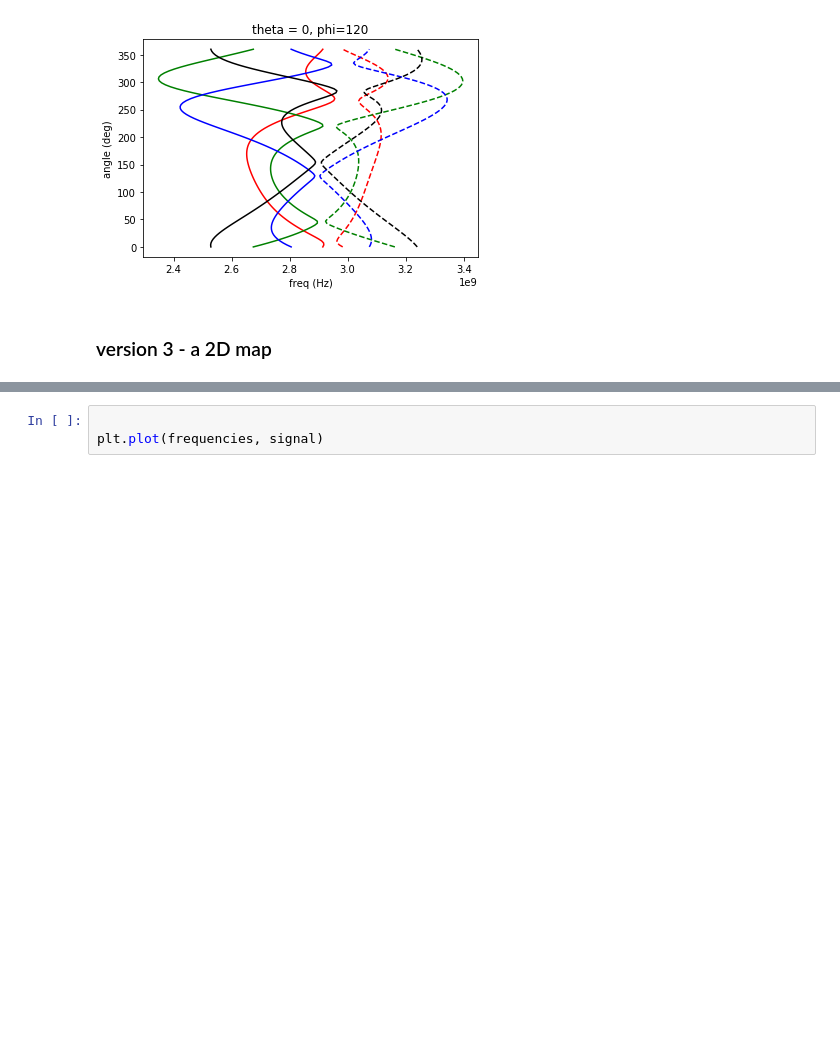
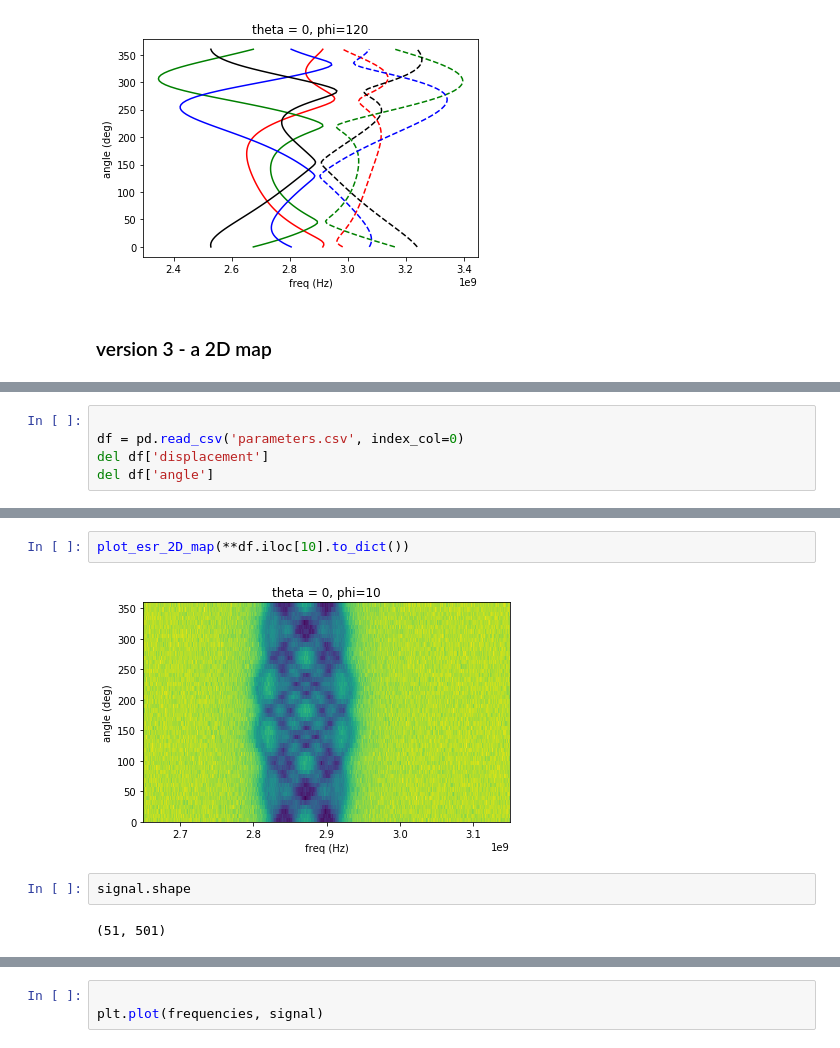
Before and after one commit to JanGieseler/pynvcenter, a Jupyter notebook: notebooks/nv_spectra_dipole_field.ipynb, the cells around one changed output, grey strips where cells are left out. Drawn from its saved outputs; the diff is of its cells as text; blank space fills up the shorter version.

```diff
--- a/notebooks/nv_spectra_dipole_field.ipynb
+++ b/notebooks/nv_spectra_dipole_field.ipynb
@@ -242,0 +296,5 @@ for p in [0, 40, 90, 120]:
+# %%
+
+df = pd.read_csv('parameters.csv', index_col=0)
+del df['displacement']
+del df['angle']
@@ -242,0 +312,8 @@ for p in [0, 40, 90, 120]:
+# %%
+plot_esr_2D_map(**df.iloc[10].to_dict())
+# %% [output]
+[figure, added]
+# %%
+signal.shape
+# %% [output]
+(51, 501)
```
Also changed, not shown: parts of 33 cells of this notebook, 5 other files.
